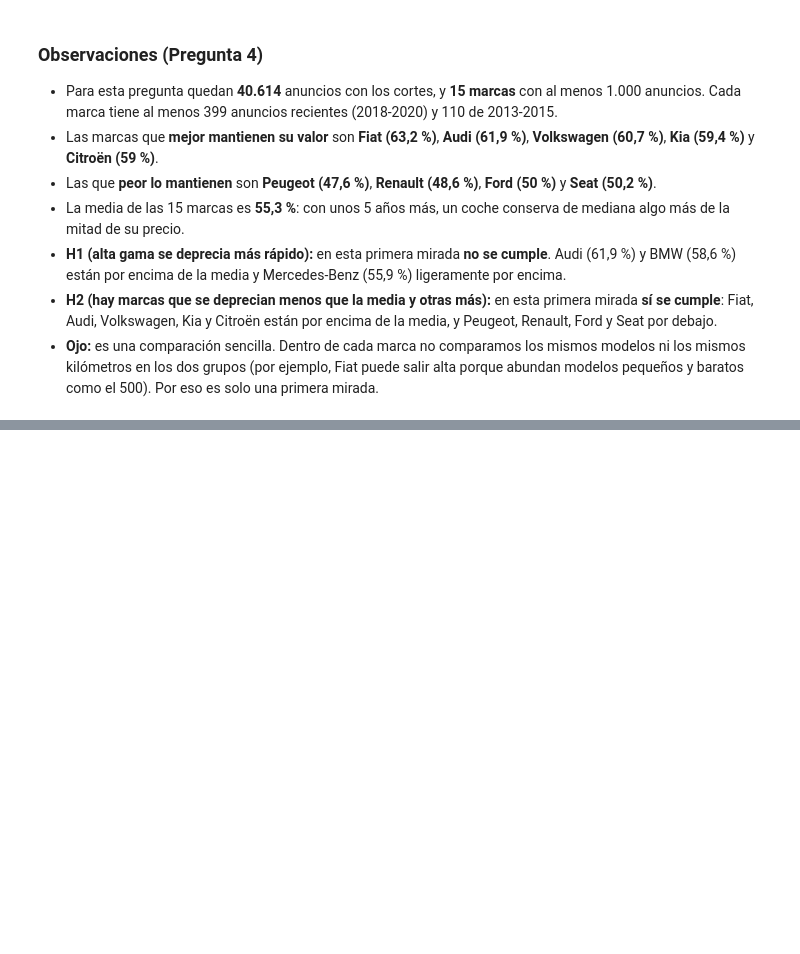
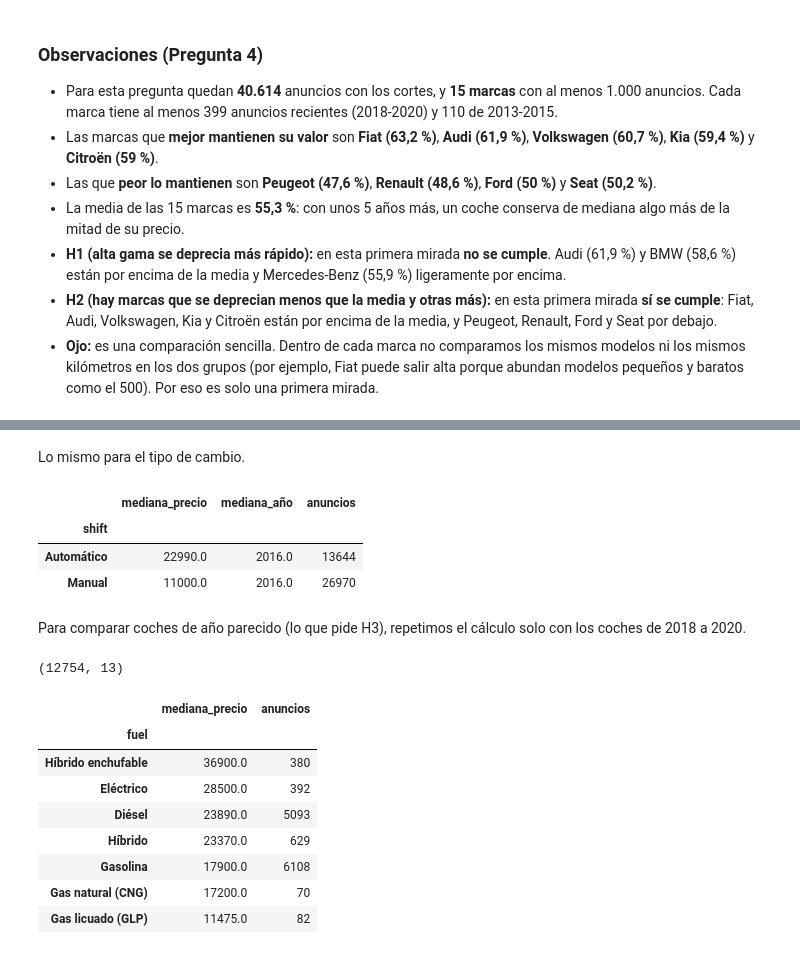
Before and after one commit to rusamen86/tfm-p1-precio-coches, a Jupyter notebook: notebooks/02b_preguntas_eda.ipynb, the cells around one changed output, grey strips where cells are left out. Saved outputs shown, nothing was run; the diff lists cells and outputs as text; code cells hidden in the pictures; blank space fills up the shorter version.

```diff
--- a/notebooks/02b_preguntas_eda.ipynb
+++ b/notebooks/02b_preguntas_eda.ipynb
@@ -443,0 +494,36 @@ Valor retenido medio de las marcas (%): 55.3
+# %% [markdown]
+Lo mismo para el tipo de cambio.
+# %%
+cambio = pd.DataFrame()
+cambio['mediana_precio'] = df_p5.groupby('shift')['price'].median()
+cambio['mediana_año'] = df_p5.groupby('shift')['year'].median()
+cambio['anuncios'] = df_p5['shift'].value_counts()
+cambio
+# %% [output]
+|  | mediana_precio | mediana_año | anuncios |
+| shift |  |  |  |
+| Automático | 22990.0 | 2016.0 | 13644 |
+| Manual | 11000.0 | 2016.0 | 26970 |
+# %% [markdown]
+Para comparar coches de año parecido (lo que pide H3), repetimos el cálculo solo con los coches de 2018 a 2020.
+# %%
+df_p5_recientes = df_p5[df_p5['year'] >= 2018]
+df_p5_recientes.shape
+# %% [output]
+(12754, 13)
+# %%
+combustible_recientes = pd.DataFrame()
+combustible_recientes['mediana_precio'] = df_p5_recientes.groupby('fuel')['price'].median()
+combustible_recientes['anuncios'] = df_p5_recientes['fuel'].value_counts()
+combustible_recientes = combustible_recientes.sort_values('mediana_precio', ascending=False)
+combustible_recientes
+# %% [output]
+|  | mediana_precio | anuncios |
+| fuel |  |  |
+| Híbrido enchufable | 36900.0 | 380 |
+| Eléctrico | 28500.0 | 392 |
+| Diésel | 23890.0 | 5093 |
+| Híbrido | 23370.0 | 629 |
+| Gasolina | 17900.0 | 6108 |
+| Gas natural (CNG) | 17200.0 | 70 |
+| Gas licuado (GLP) | 11475.0 | 82 |
```
Also changed, not shown: parts of 13 cells of this notebook, 2 other files.
